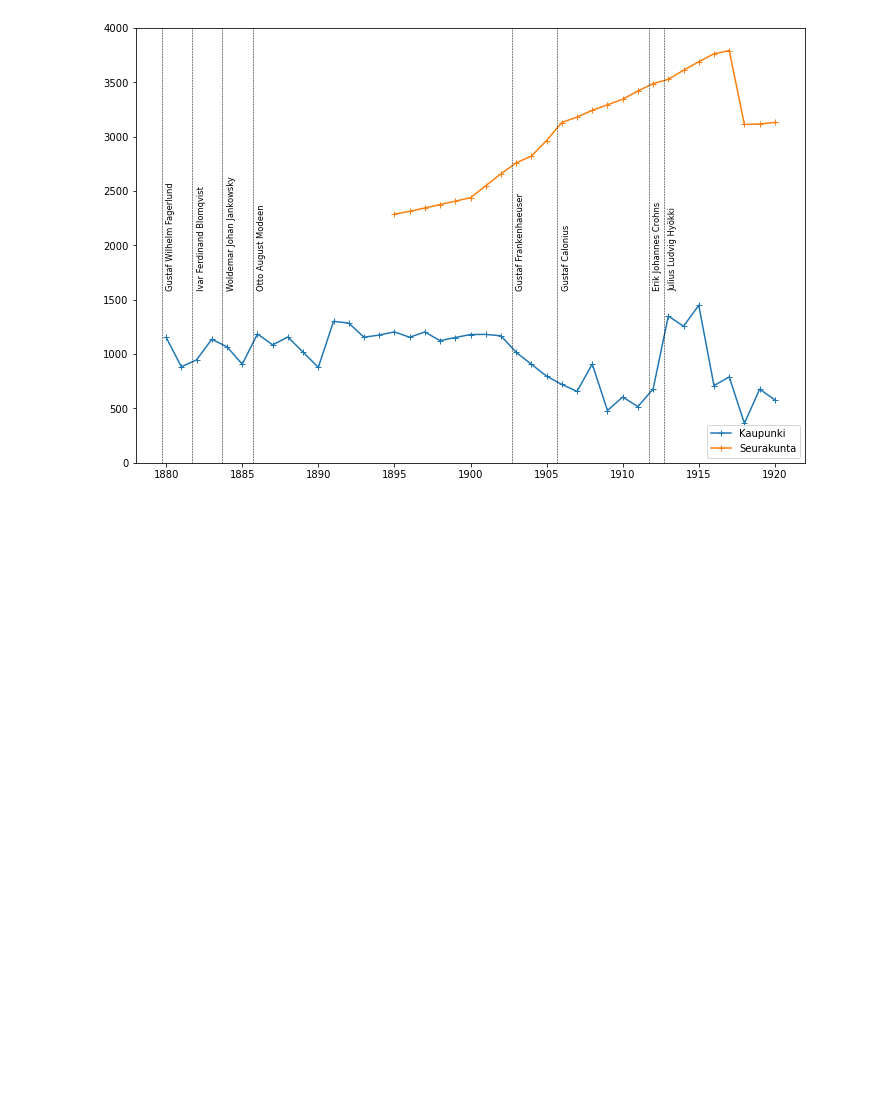
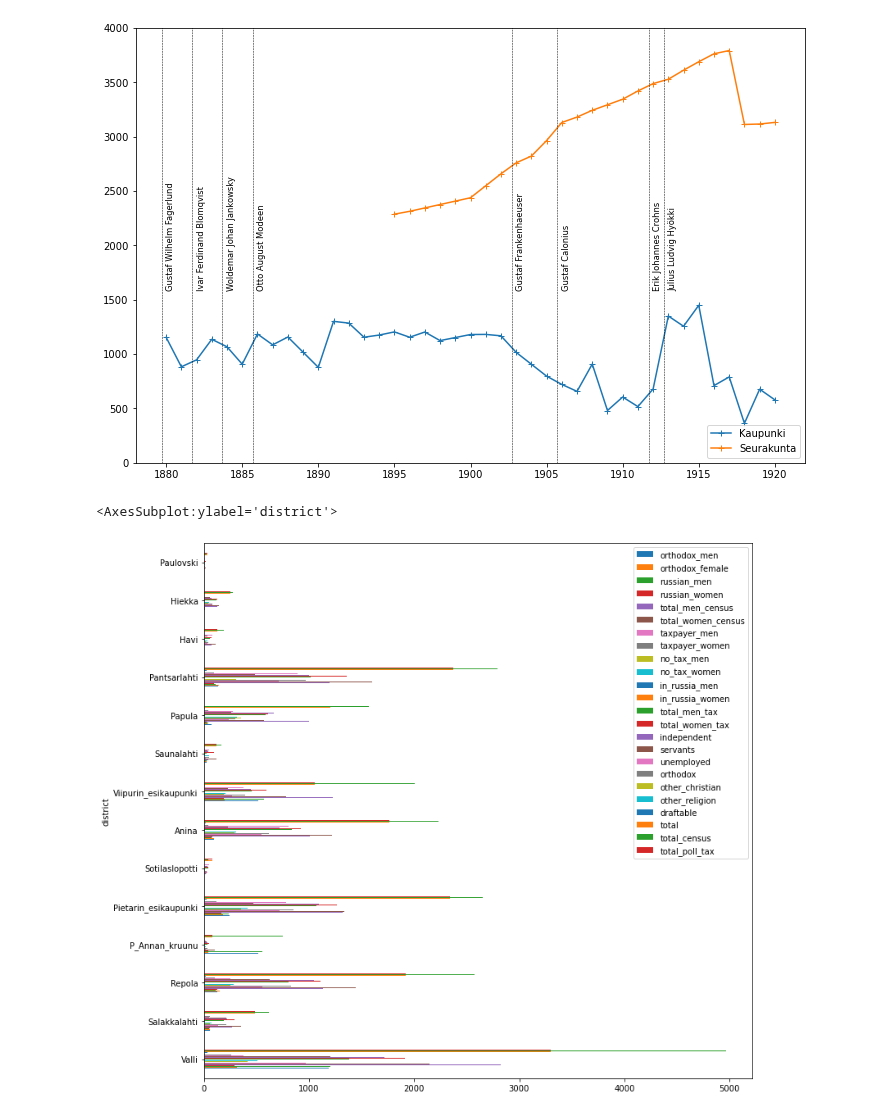
Before and after one commit to AnttiHaerkoenen/vyborg_orthodox, a Jupyter notebook: notebooks/missing_orthodox.ipynb, the cells around one changed output. Drawn from its saved outputs; the diff is of its cells as text; code cells hidden in the pictures; blank space fills up the shorter version.

Commit message:
pop by district

```diff
--- a/notebooks/missing_orthodox.ipynb
+++ b/notebooks/missing_orthodox.ipynb
@@ -156,9 +156,18 @@ plt.savefig(figure_dir / 'timeseries.png')
 # %%
 districts_census = pd.read_csv(data_dir / 'interim' / 'census_by_district_1900.csv', index_col=0)
 districts_poll_tax = pd.read_csv(data_dir / 'interim' / 'poll_tax_register_districts_1900.csv', index_col=0)
-print(districts_census)
-print(districts_poll_tax)
-districts = districts_census.join(districts_poll_tax)
+districts = districts_census.join(
+    districts_poll_tax,
+    lsuffix='_census',
+    rsuffix='_tax',
+)
+districts['total_census'] = districts.total_men_census + districts.total_women_census
+districts['total_poll_tax'] = districts.total_men_tax + districts.total_women_tax
+districts.to_csv(data_dir / 'processed' / 'districts_pop_combined.csv')
+districts.plot(kind='barh', figsize=(12, 12))
+# %% [output]
+<AxesSubplot:ylabel='district'>
+[figure, added]
 # %%
 
 import arviz as az
```
Also changed, not shown: parts of 2 cells of this notebook, 1 other file.
